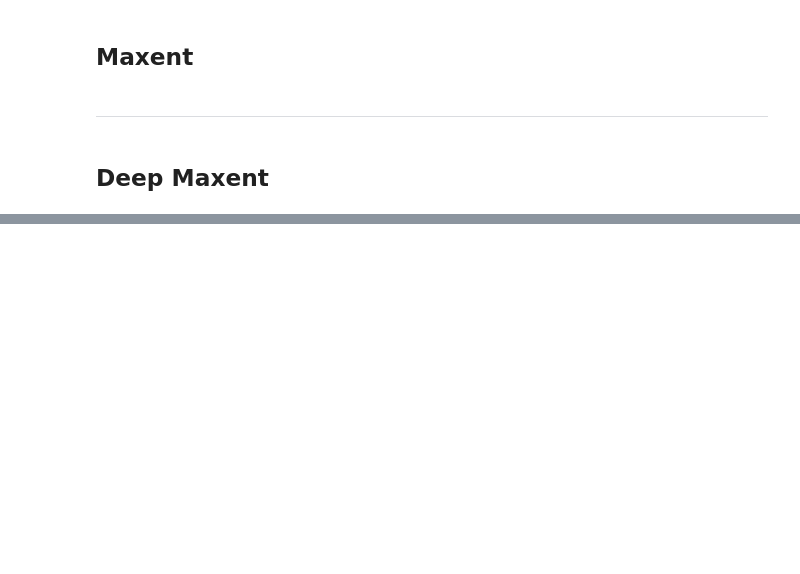
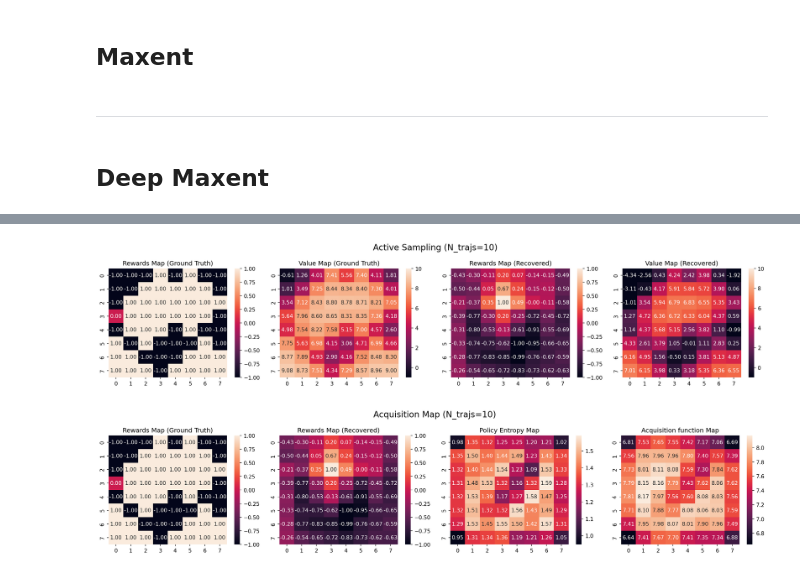
Before and after one commit to simonjisu/rl_2023spring, a Jupyter notebook: experiment_objworld2.ipynb, the cells around one changed output, grey strips where cells are left out. Cells and saved outputs as stored; diff of their text form; code cells hidden in the pictures; blank space fills up the shorter version.

```diff
--- a/experiment_objworld2.ipynb
+++ b/experiment_objworld2.ipynb
@@ -356,0 +260,8 @@ visualizer.objectworld_reward_policy(search_idx=n_trajs)
+# %%
+visualizer = Visualizer(history_deepmaxent_active, file_path=None, figsize=(18, 4), dpi=150)
+n_trajs = 10
+visualizer.draw_value_maps(search_idx=n_trajs)
+visualizer.draw_acq_maps(search_idx=n_trajs)
+# %% [output]
+[figure, added]
+[figure, added]
```
Also changed, not shown: parts of 5 cells of this notebook, 8 other files.
